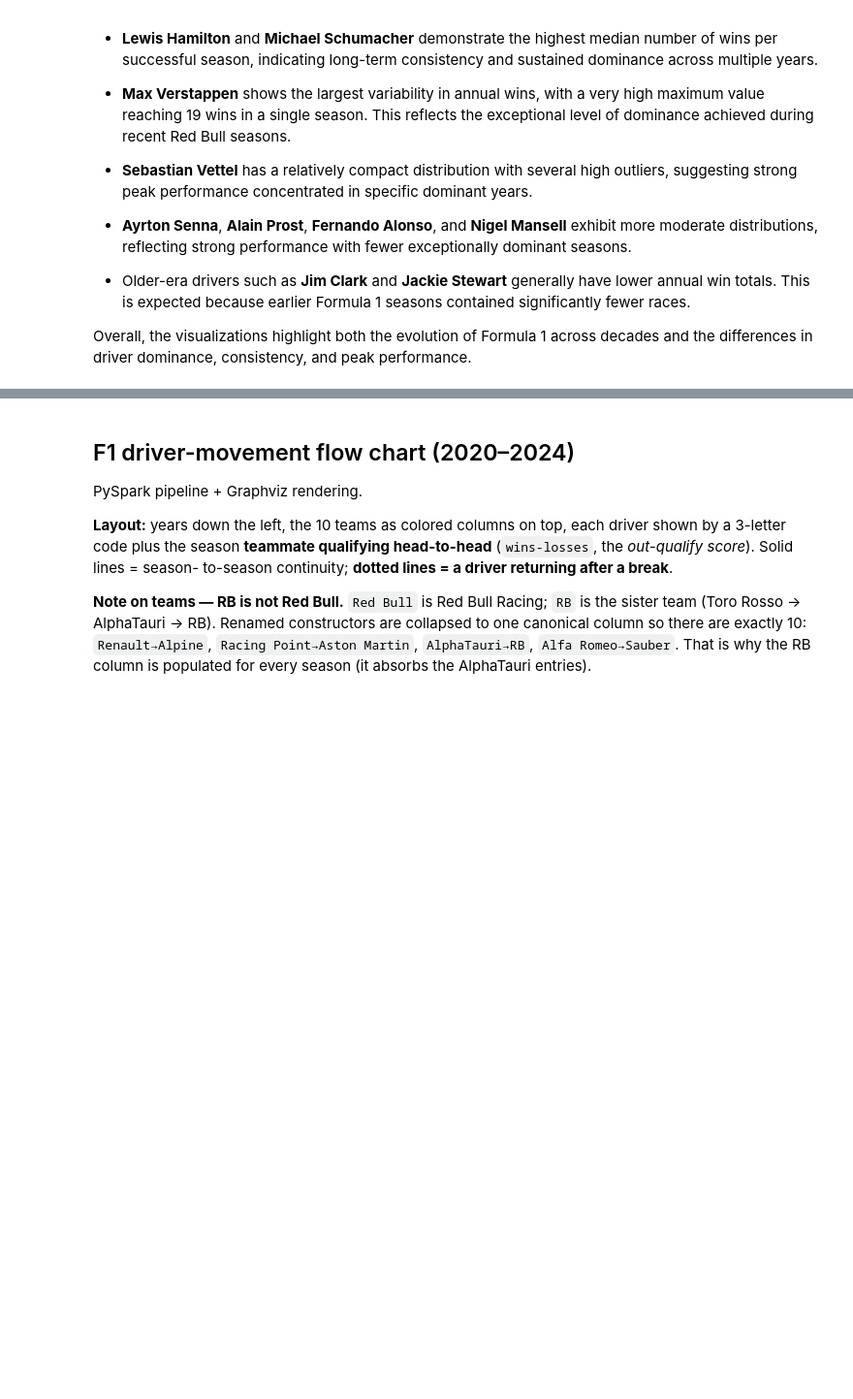
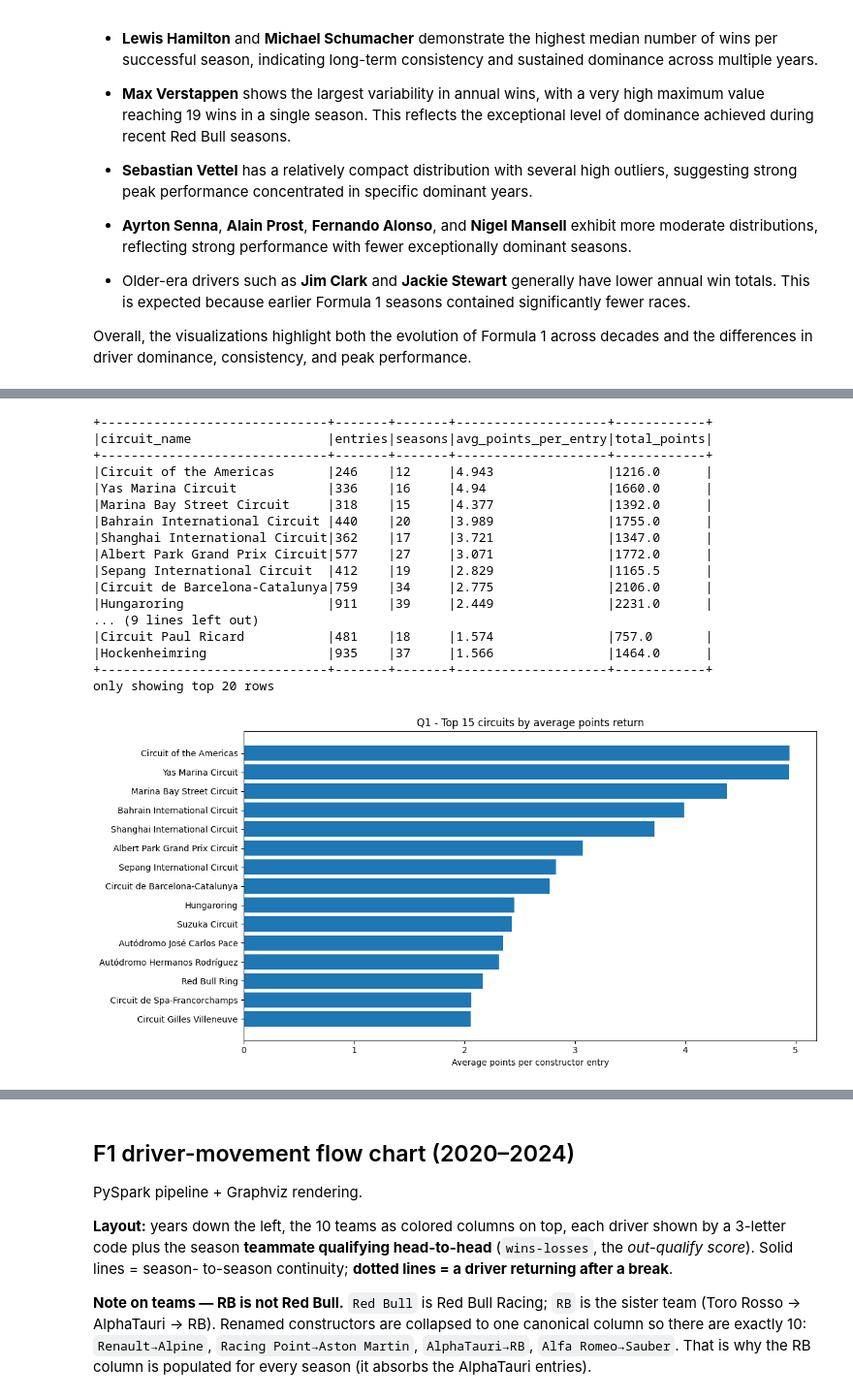
Before and after one commit to simon-sazonov/BigDataAnalytics, a Jupyter notebook: Notebook_2_EDA_and_flow_chart.ipynb, the cells around one changed output, grey strips where cells are left out. Shown at 97% size. Drawn from its saved outputs; the diff is of its cells as text; code cells hidden in the pictures; blank space fills up the shorter version.

```diff
--- a/Notebook_2_EDA_and_flow_chart.ipynb
+++ b/Notebook_2_EDA_and_flow_chart.ipynb
@@ -743,0 +824,40 @@ Overall, the visualizations highlight both the evolution of Formula 1 across dec
+# %%
+q1 = spark.sql("""
+    SELECT circuit_name,
+           COUNT(*)                AS entries,
+           COUNT(DISTINCT year)    AS seasons,
+           ROUND(AVG(points), 3)   AS avg_points_per_entry,
+           ROUND(SUM(points), 1)   AS total_points
+    FROM race_results
+    GROUP BY circuit_name
+    HAVING COUNT(*) >= 200
+    ORDER BY avg_points_per_entry DESC
+""")
+q1.show(20, truncate=False)
+
+q1_pd = q1.limit(15).toPandas()
+plt.figure(figsize=(12, 6))
+plt.barh(q1_pd["circuit_name"][::-1], q1_pd["avg_points_per_entry"][::-1], color="#1f77b4")
+plt.xlabel("Average points per constructor entry")
+plt.title("Q1 - Top 15 circuits by average points return")
+plt.tight_layout()
+plt.show()
+# %% [output]
++------------------------------+-------+-------+--------------------+------------+
+|circuit_name                  |entries|seasons|avg_points_per_entry|total_points|
++------------------------------+-------+-------+--------------------+------------+
+|Circuit of the Americas       |246    |12     |4.943               |1216.0      |
+|Yas Marina Circuit            |336    |16     |4.94                |1660.0      |
+|Marina Bay Street Circuit     |318    |15     |4.377               |1392.0      |
+|Bahrain International Circuit |440    |20     |3.989               |1755.0      |
+|Shanghai International Circuit|362    |17     |3.721               |1347.0      |
+|Albert Park Grand Prix Circuit|577    |27     |3.071               |1772.0      |
+|Sepang International Circuit  |412    |19     |2.829               |1165.5      |
+|Circuit de Barcelona-Catalunya|759    |34     |2.775               |2106.0      |
+|Hungaroring                   |911    |39     |2.449               |2231.0      |
+... (9 lines left out)
+|Circuit Paul Ricard           |481    |18     |1.574               |757.0       |
+|Hockenheimring                |935    |37     |1.566               |1464.0      |
++------------------------------+-------+-------+--------------------+------------+
+only showing top 20 rows
+[figure, added]
```
Also changed, not shown: parts of 30 cells of this notebook.
